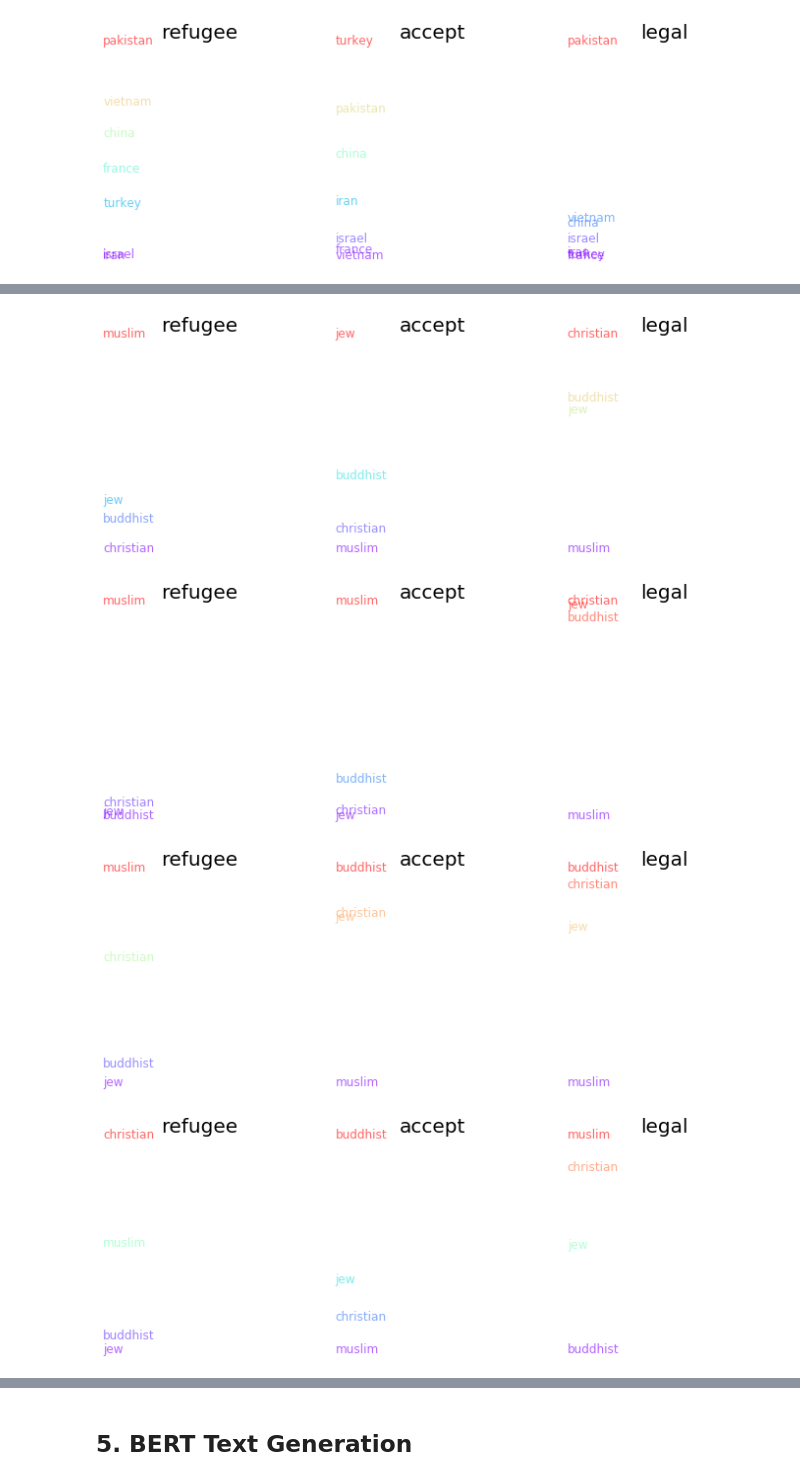
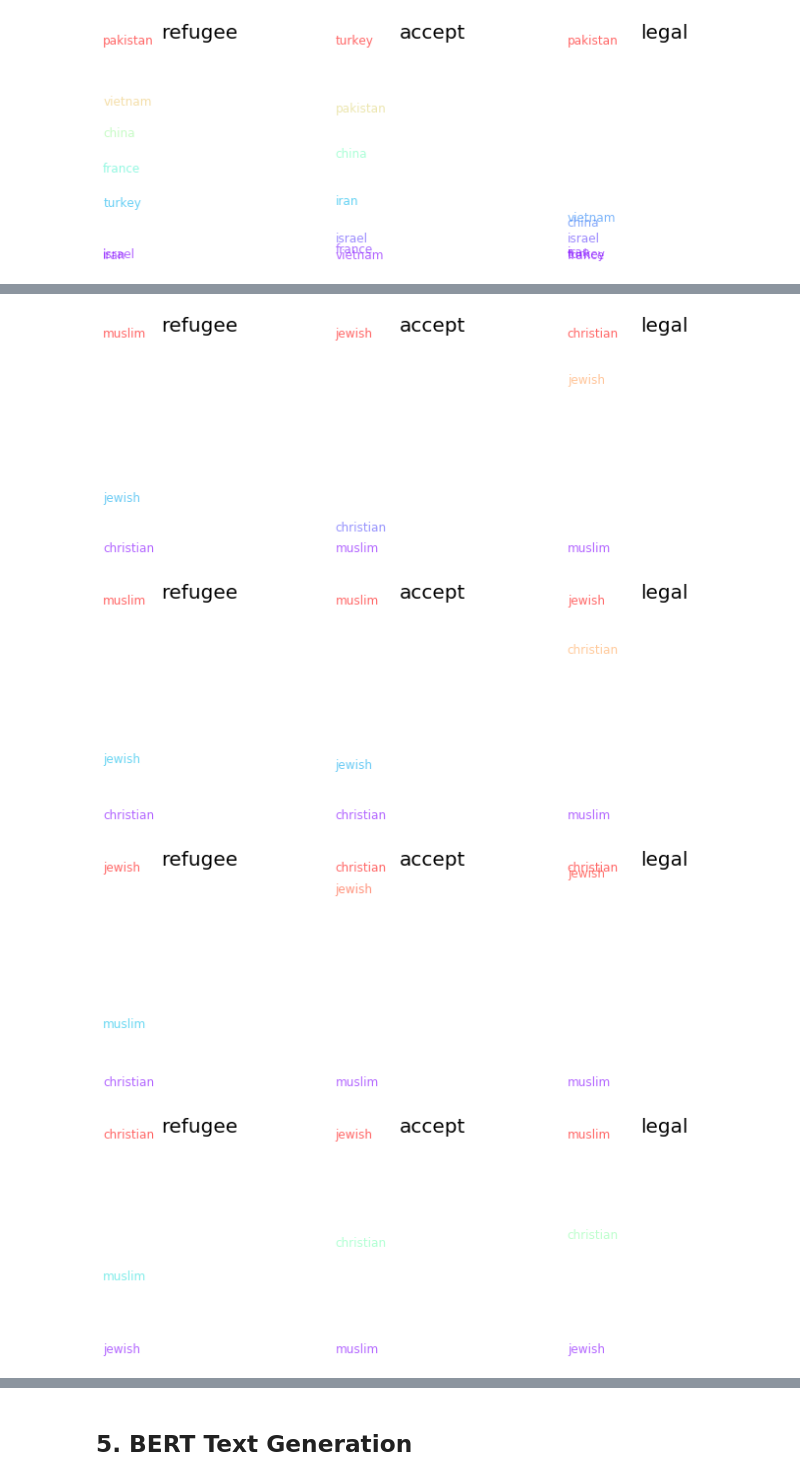
Before and after one commit to rachel-ker/refugeediscourse, a Jupyter notebook: final_data_analysis.ipynb, the cells around one changed output, grey strips where cells are left out. Drawn from its saved outputs; the diff is of its cells as text; code cells hidden in the pictures.

```diff
--- a/final_data_analysis.ipynb
+++ b/final_data_analysis.ipynb
@@ -904,9 +844,9 @@ KeyError: "word 'africans' not in vocabulary"
 # %%
 # W2V Dimensions for Religion
-religion = ['christian', 'muslim', 'buddhist', 'jew']
+religion = ['christian', 'muslim', 'jewish']
 plot_dimensions(w2v_left, religion)
 # %% [output]
-[figure, old version]
+[figure, new version]
-[figure, old version]
+[figure, new version]
-[figure, old version]
+[figure, new version]
-[figure, old version]
+[figure, new version]
```
Also changed, not shown: parts of 17 cells of this notebook.
